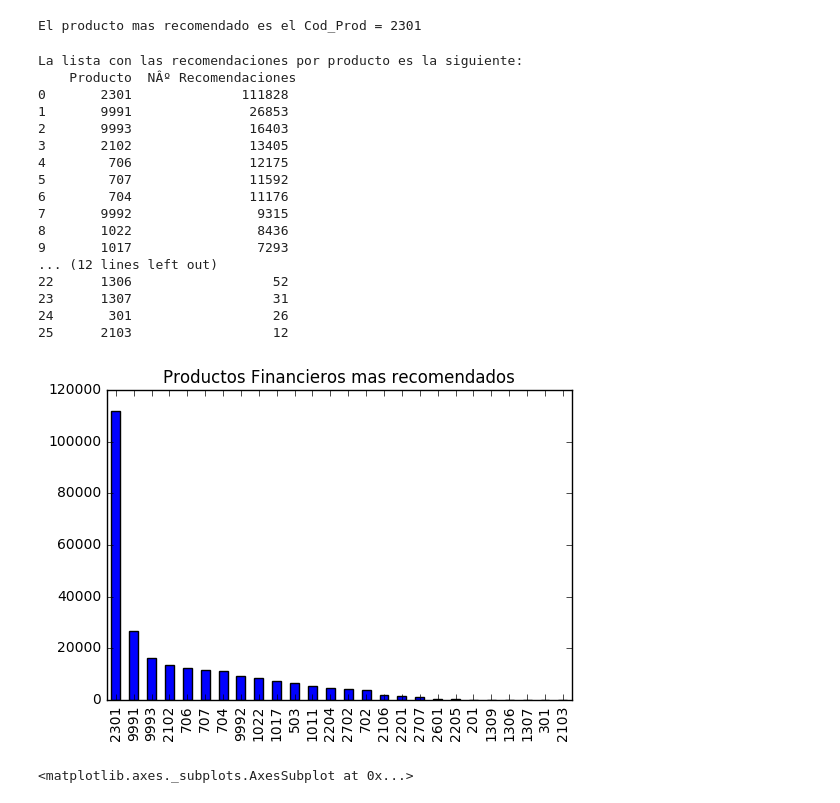
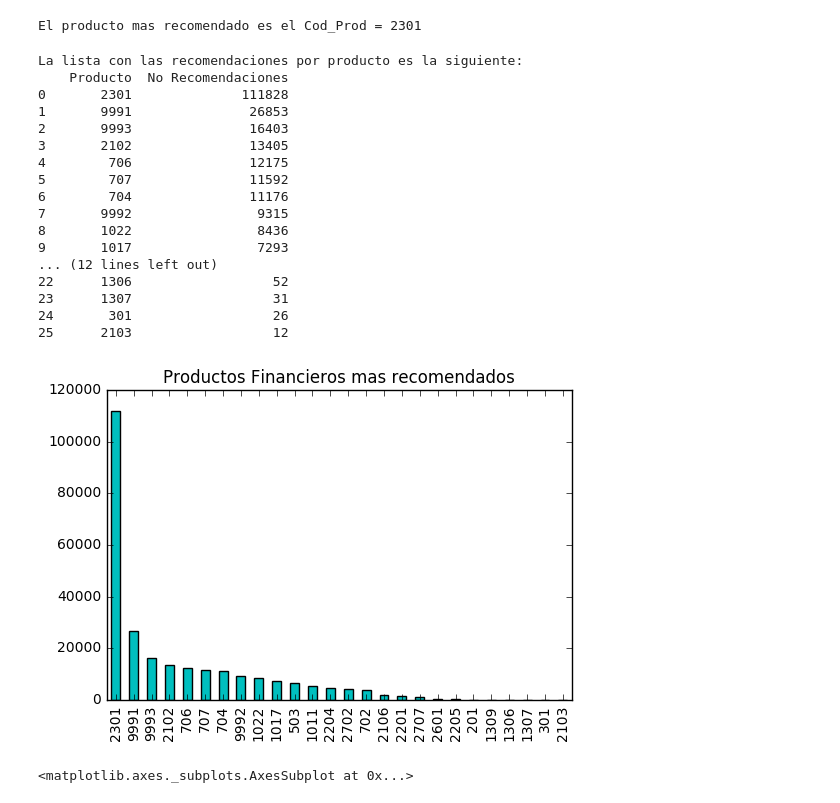
Before and after one commit to raul-pingarron/CAJAMAR-DATATHON-2017, a Jupyter notebook: DATATHON_CAJAMAR_2017.ipynb, the cells around one changed output. Cells and saved outputs as stored; diff of their text form; code cells hidden in the pictures.

```diff
--- a/DATATHON_CAJAMAR_2017.ipynb
+++ b/DATATHON_CAJAMAR_2017.ipynb
@@ -89,13 +89,21 @@ import numpy as np
 import matplotlib.pyplot as plt
 # %%
 from azureml import Workspace
-ws = Workspace()
-experiment = ws.experiments['da90d0d7ab424e259e80c9b9e83ce465.f-id.cdeac9d99af74c209418872b569666cf']
-ds = experiment.get_intermediate_dataset(
+wsE = Workspace()
+experimentoE = wsE.experiments['da90d0d7ab424e259e80c9b9e83ce465.f-id.f6f65ca578414717a0ddf98eafcfde13']
+dsE = experimentoE.get_intermediate_dataset(
+    node_id='62c23b0d-daf0-44c4-8716-7c96c75e3e1e-1602',
+    port_name='Results dataset',
+    data_type_id='GenericCSV'
+)
+frame_entrada = dsE.to_dataframe()
+wsS = Workspace()
+experimentoS = wsS.experiments['da90d0d7ab424e259e80c9b9e83ce465.f-id.cdeac9d99af74c209418872b569666cf']
+dsS = experimentoS.get_intermediate_dataset(
     node_id='7f42dd1b-20ca-4806-b1f9-7ffa44bf2cc4-236',
     port_name='Results dataset',
     data_type_id='GenericCSV'
 )
-frame = ds.to_dataframe()
+frame_salida = dsS.to_dataframe()
 # %%
 %matplotlib inline
@@ -113,12 +205,12 @@ print ("El producto mas recomendado es el Cod_Prod =", listK[0])
 El producto mas recomendado es el Cod_Prod = 2301
 # %%
 print ("La lista con las recomendaciones por producto es la siguiente:")
-tabla = pd.DataFrame(frame['Cod_Prod'].value_counts().reset_index())
-tabla.columns = ['Producto', 'NÂº Recomendaciones']
-print(tabla)
+tablaS = pd.DataFrame(frame_salida['Cod_Prod'].value_counts().reset_index())
+tablaS.columns = ['Producto', 'No Recomendaciones']
+print(tablaS)
 # %% [output]
 La lista con las recomendaciones por producto es la siguiente:
-    Producto  NÂº Recomendaciones
+    Producto  No Recomendaciones
 0       2301              111828
 1       9991               26853
 2       9993               16403
@@ -135,10 +227,10 @@ La lista con las recomendaciones por producto es la siguiente:
 24       301                  26
 25      2103                  12
 # %%
-frame3 = frame['Cod_Prod'].value_counts()
-my_plot = frame3.plot(kind='bar',title="Productos Financieros mas recomendados")
+frame3 = frame_salida['Cod_Prod'].value_counts()
+my_plot = frame3.plot(kind='bar',title="Productos Financieros mas recomendados", color=['c'])
 # %% [output]
-[figure, old version]
+[figure, new version]
 # %%
 frame4 = frame3.head(5)
 frame4.plot.pie(figsize=(6, 6), title="Los 5 Productos Financieros mas recomendados", legend=True, labels=None, startangle=170, shadow=True)
```
Also changed, not shown: parts of 10 cells of this notebook.
